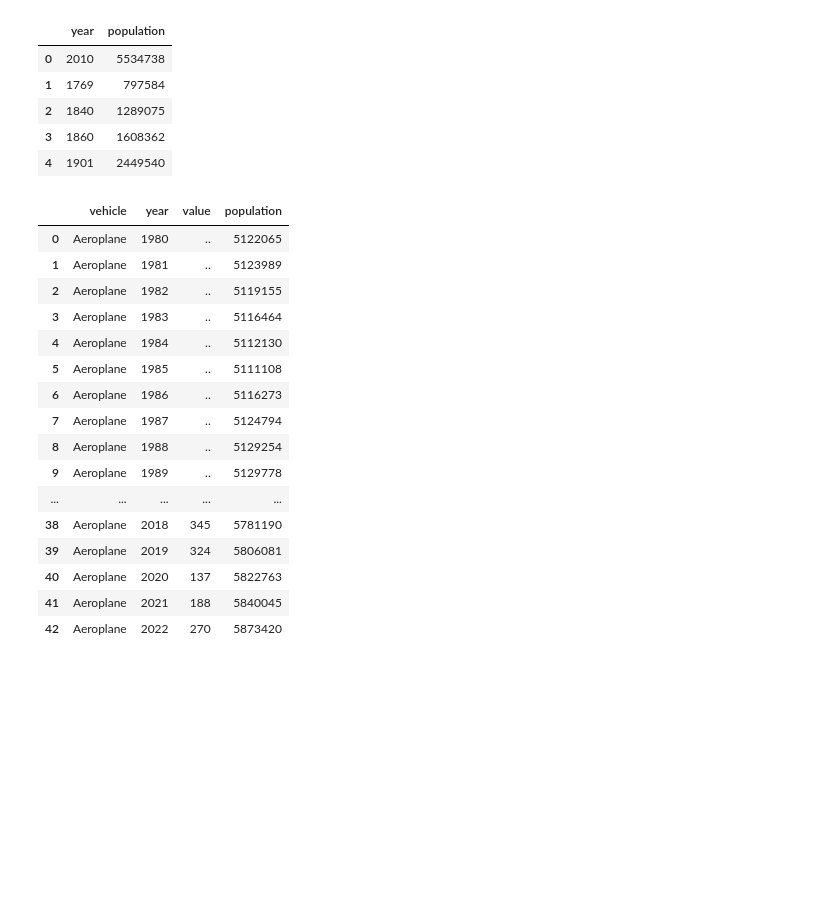
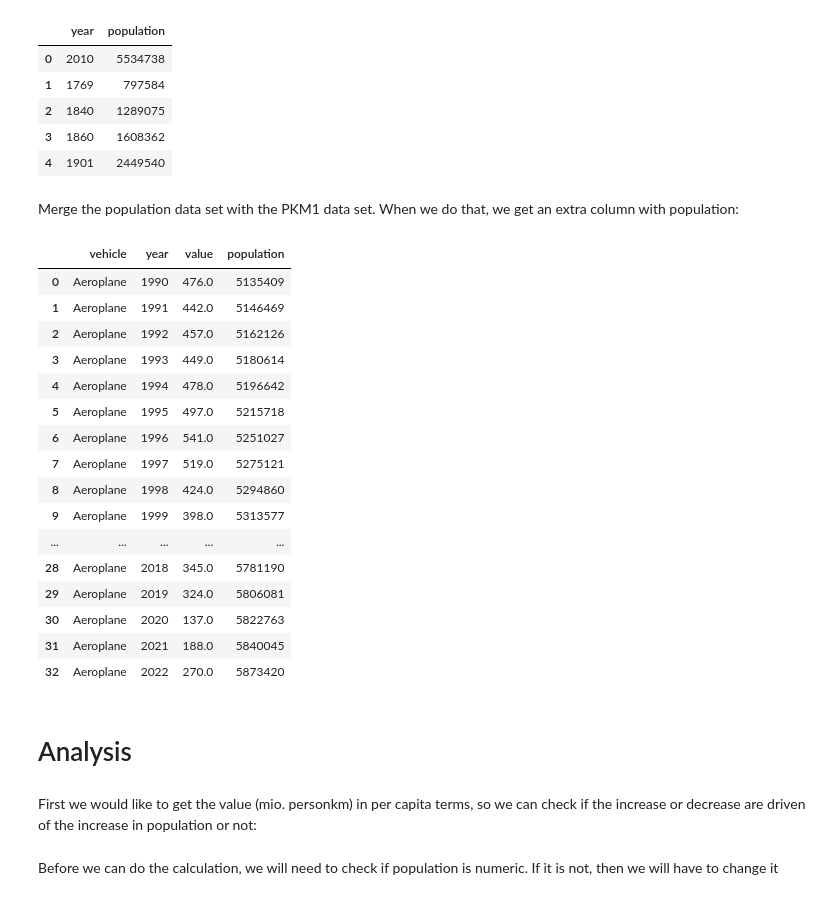
Before and after one commit to NumEconCopenhagen/projects-2024-jacobogmads, a Jupyter notebook: Mads/dataproject/dataproject.ipynb, the cells around one changed output. Saved outputs shown, nothing was run; the diff lists cells and outputs as text; code cells hidden in the pictures; blank space fills up the shorter version.

```diff
--- a/Mads/dataproject/dataproject.ipynb
+++ b/Mads/dataproject/dataproject.ipynb
@@ -108,3 +111,9 @@ pkm1.head(9)
+# %%
+# remove rows where 'value' is '..'
+pkm1 = pkm1[pkm1.value != '..']
+
+# convert values to numeric
+pkm1.value = pkm1.value.astype('float')
 # %% [markdown]
 Futhermore we want to restrict the years without any information, maybee
 # %% [markdown]
@@ -151,24 +212,32 @@ pop.head()
 | 2 | 1840 | 1289075 |
 | 3 | 1860 | 1608362 |
 | 4 | 1901 | 2449540 |
+# %% [markdown]
+Merge the population data set with the PKM1 data set. When we do that, we get an extra column with population:
 # %%
 merged = pd.merge(pkm1,pop,how='left',on=['year'])
-merged.head(43)
+merged.head(33)
 # %% [output]
 |  | vehicle | year | value | population |
-| 0 | Aeroplane | 1980 | .. | 5122065 |
-| 1 | Aeroplane | 1981 | .. | 5123989 |
-| 2 | Aeroplane | 1982 | .. | 5119155 |
-| 3 | Aeroplane | 1983 | .. | 5116464 |
-| 4 | Aeroplane | 1984 | .. | 5112130 |
-| 5 | Aeroplane | 1985 | .. | 5111108 |
-| 6 | Aeroplane | 1986 | .. | 5116273 |
-| 7 | Aeroplane | 1987 | .. | 5124794 |
-| 8 | Aeroplane | 1988 | .. | 5129254 |
-| 9 | Aeroplane | 1989 | .. | 5129778 |
+| 0 | Aeroplane | 1990 | 476.0 | 5135409 |
+| 1 | Aeroplane | 1991 | 442.0 | 5146469 |
+| 2 | Aeroplane | 1992 | 457.0 | 5162126 |
+| 3 | Aeroplane | 1993 | 449.0 | 5180614 |
+| 4 | Aeroplane | 1994 | 478.0 | 5196642 |
+| 5 | Aeroplane | 1995 | 497.0 | 5215718 |
+| 6 | Aeroplane | 1996 | 541.0 | 5251027 |
+| 7 | Aeroplane | 1997 | 519.0 | 5275121 |
+| 8 | Aeroplane | 1998 | 424.0 | 5294860 |
+| 9 | Aeroplane | 1999 | 398.0 | 5313577 |
 | ... | ... | ... | ... | ... |
-| 38 | Aeroplane | 2018 | 345 | 5781190 |
-| 39 | Aeroplane | 2019 | 324 | 5806081 |
-| 40 | Aeroplane | 2020 | 137 | 5822763 |
-| 41 | Aeroplane | 2021 | 188 | 5840045 |
-| 42 | Aeroplane | 2022 | 270 | 5873420 |
+| 28 | Aeroplane | 2018 | 345.0 | 5781190 |
+| 29 | Aeroplane | 2019 | 324.0 | 5806081 |
+| 30 | Aeroplane | 2020 | 137.0 | 5822763 |
+| 31 | Aeroplane | 2021 | 188.0 | 5840045 |
+| 32 | Aeroplane | 2022 | 270.0 | 5873420 |
+# %% [markdown]
+# Analysis
+# %% [markdown]
+First we would like to get the value (mio. personkm) in per capita terms, so we can check if the increase or decrease are driven of the increase in population or not:
+# %% [markdown]
+Before we can do the calculation, we will need to check if population is numeric. If it is not, then we will have to change it
```
Also changed, not shown: parts of 17 cells of this notebook.
